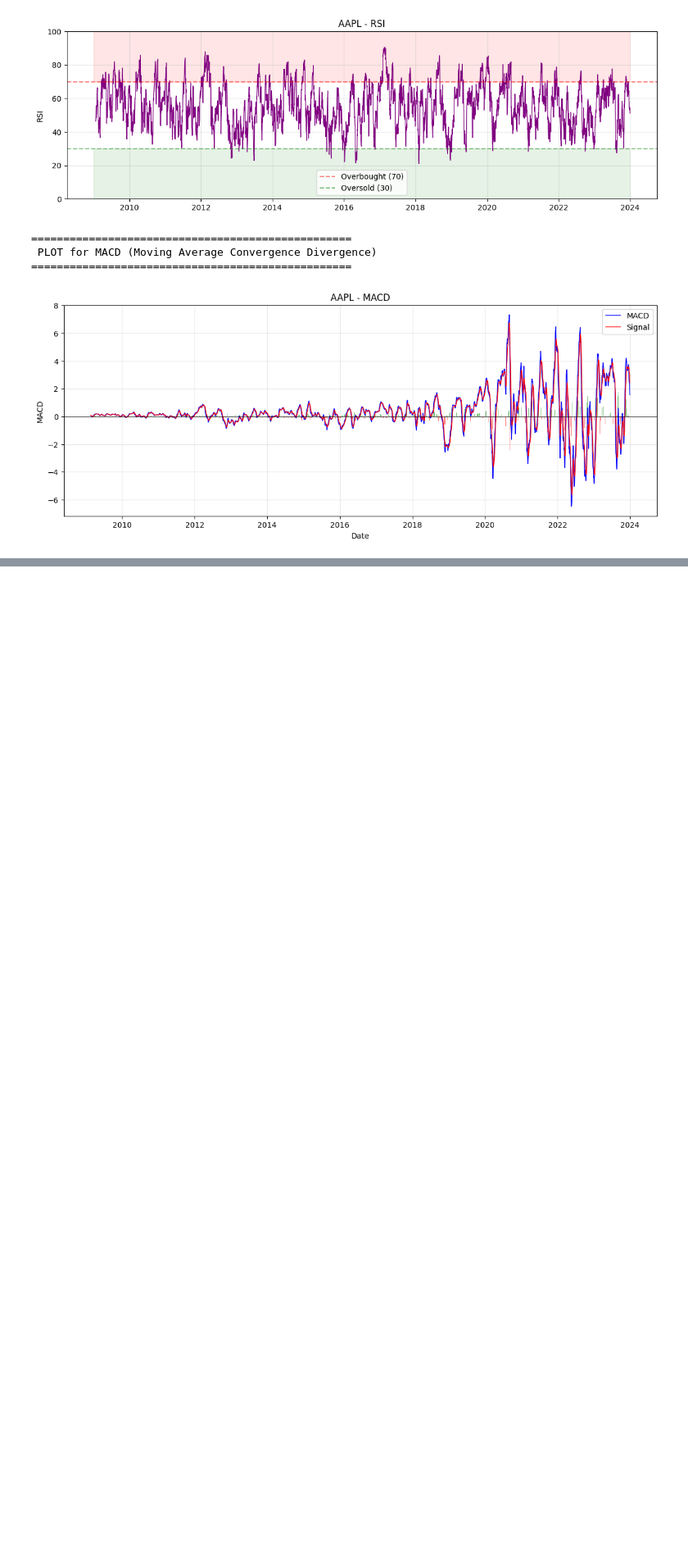
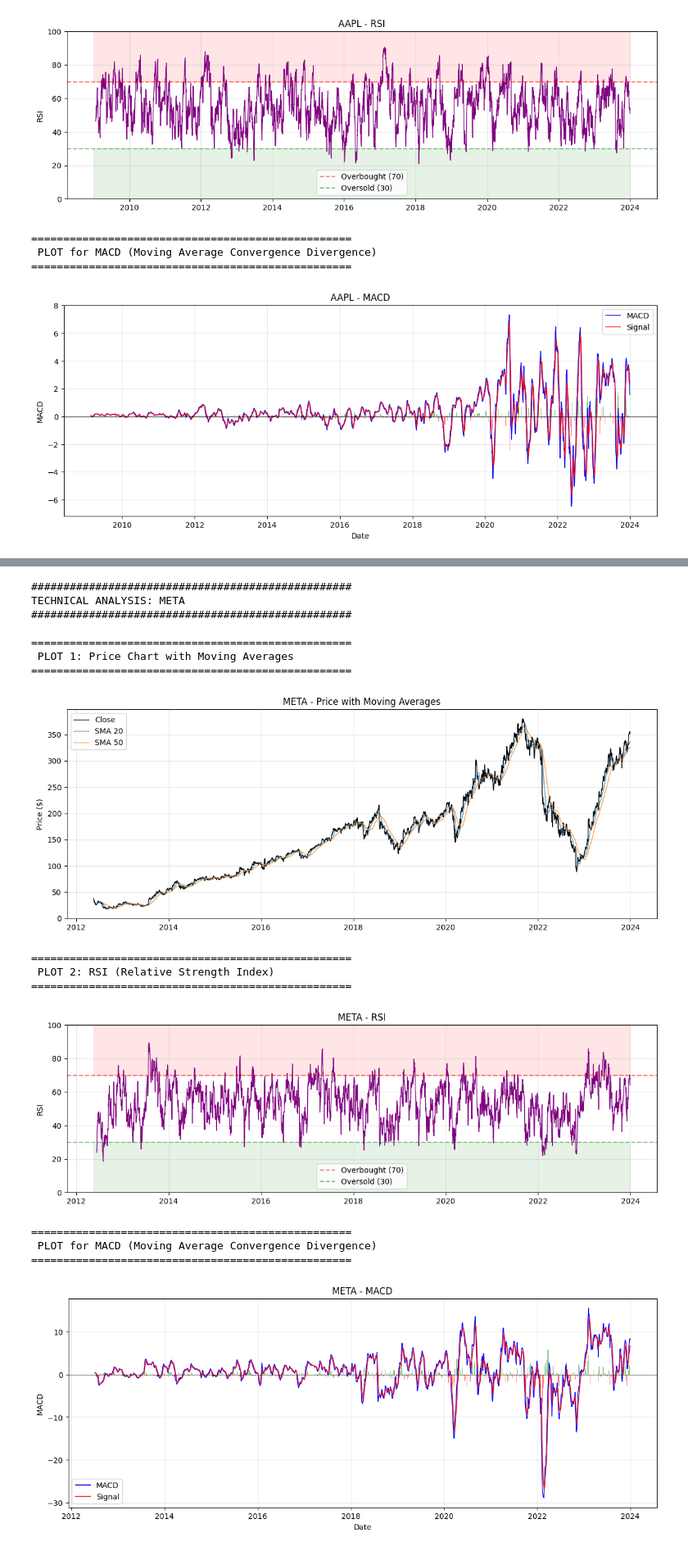
Before and after one commit to meronsisay/news-sentiment-analysis, a Jupyter notebook: notebooks/technical_indicators.ipynb, the cells around one changed output, grey strips where cells are left out. Shown at 82% size. Saved outputs shown, nothing was run; the diff lists cells and outputs as text; code cells hidden in the pictures; blank space fills up the shorter version.

```diff
--- a/notebooks/technical_indicators.ipynb
+++ b/notebooks/technical_indicators.ipynb
@@ -95,0 +264,19 @@ TECHNICAL ANALYSIS: AAPL
+# %%
+plot_all_indicators(all_stock_data['META'], 'META')
+# %% [output]
+##################################################
+TECHNICAL ANALYSIS: META
+##################################################
+
+==================================================
+ PLOT 1: Price Chart with Moving Averages
+==================================================
+[figure, added]
+==================================================
+ PLOT 2: RSI (Relative Strength Index)
+==================================================
+[figure, added]
+==================================================
+ PLOT for MACD (Moving Average Convergence Divergence)
+==================================================
+[figure, added]
```
Also changed, not shown: parts of 24 cells of this notebook.
